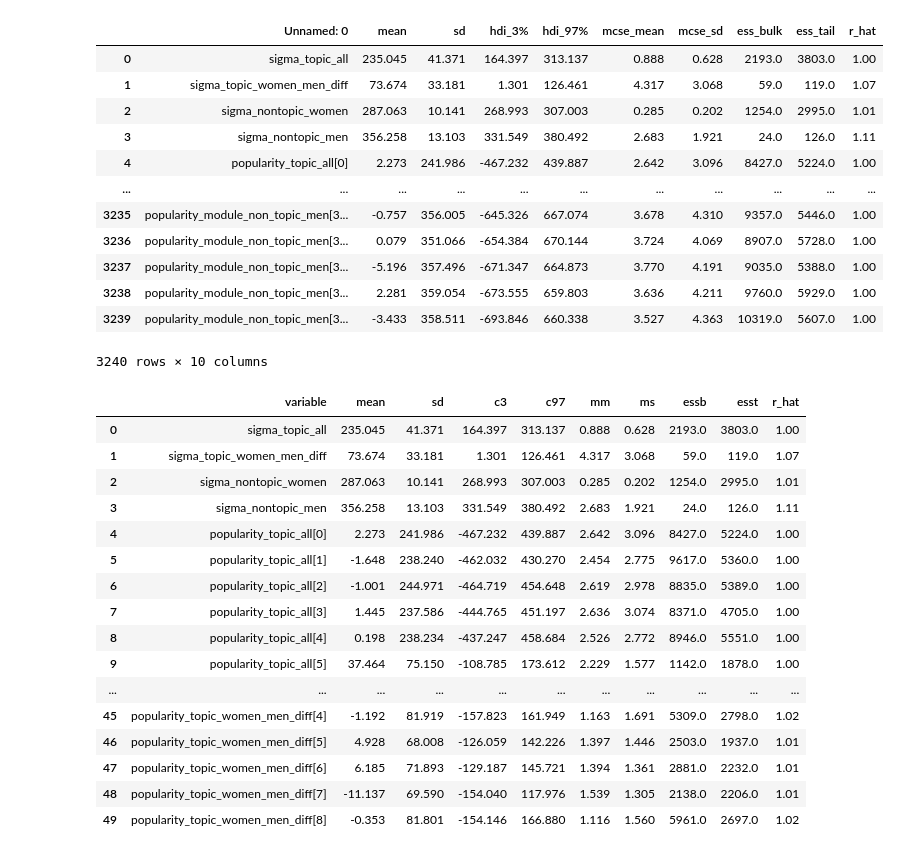
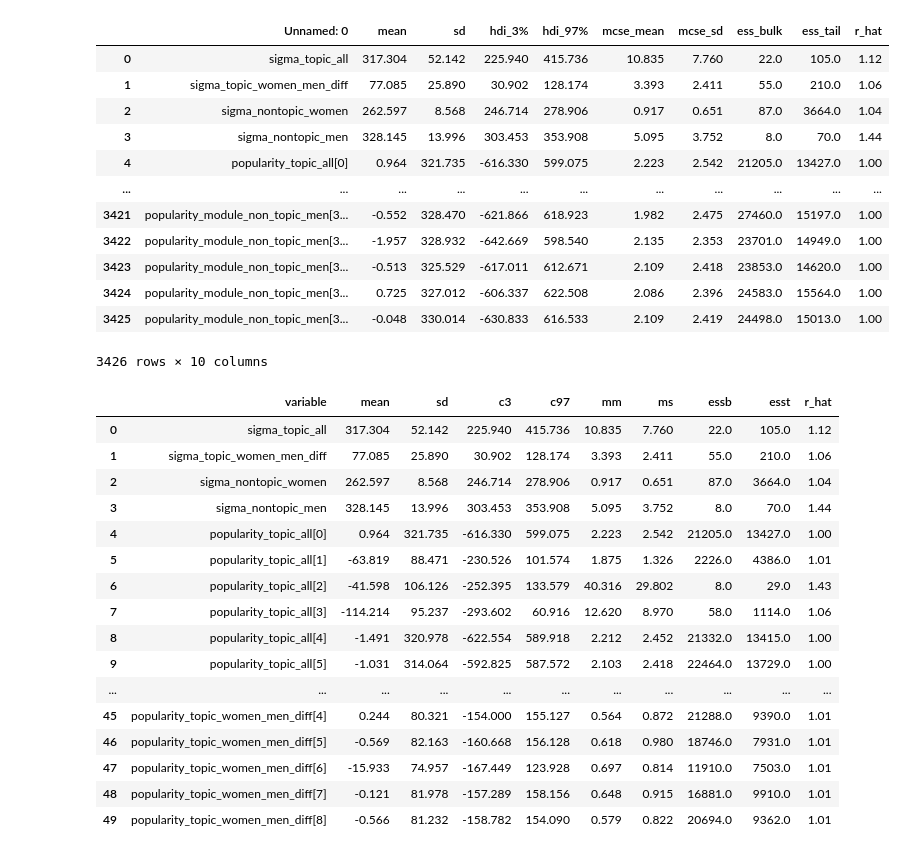
Before and after one commit to stevenaeola/iticse2023_wg6, a Jupyter notebook: model/results/popularity_analysis.ipynb, the cells around one changed output. Cells and saved outputs as stored; diff of their text form; code cells hidden in the pictures.

```diff
--- a/model/results/popularity_analysis.ipynb
+++ b/model/results/popularity_analysis.ipynb
@@ -4,39 +5,39 @@ import seaborn as sns
 # %%
-results_file = "stansummary-wg6-seed-1-samples-2000.csv"
+results_file = "stansummary-wg6-seed-1-samples-5000.csv"
 results = pd.read_csv(results_file)
 results
 # %% [output]
 |  | Unnamed: 0 | mean | sd | hdi_3% | hdi_97% | mcse_mean | mcse_sd | ess_bulk | ess_tail | r_hat |
-| 0 | sigma_topic_all | 235.045 | 41.371 | 164.397 | 313.137 | 0.888 | 0.628 | 2193.0 | 3803.0 | 1.00 |
-| 1 | sigma_topic_women_men_diff | 73.674 | 33.181 | 1.301 | 126.461 | 4.317 | 3.068 | 59.0 | 119.0 | 1.07 |
-| 2 | sigma_nontopic_women | 287.063 | 10.141 | 268.993 | 307.003 | 0.285 | 0.202 | 1254.0 | 2995.0 | 1.01 |
-| 3 | sigma_nontopic_men | 356.258 | 13.103 | 331.549 | 380.492 | 2.683 | 1.921 | 24.0 | 126.0 | 1.11 |
-| 4 | popularity_topic_all[0] | 2.273 | 241.986 | -467.232 | 439.887 | 2.642 | 3.096 | 8427.0 | 5224.0 | 1.00 |
+| 0 | sigma_topic_all | 317.304 | 52.142 | 225.940 | 415.736 | 10.835 | 7.760 | 22.0 | 105.0 | 1.12 |
+| 1 | sigma_topic_women_men_diff | 77.085 | 25.890 | 30.902 | 128.174 | 3.393 | 2.411 | 55.0 | 210.0 | 1.06 |
+| 2 | sigma_nontopic_women | 262.597 | 8.568 | 246.714 | 278.906 | 0.917 | 0.651 | 87.0 | 3664.0 | 1.04 |
+| 3 | sigma_nontopic_men | 328.145 | 13.996 | 303.453 | 353.908 | 5.095 | 3.752 | 8.0 | 70.0 | 1.44 |
+| 4 | popularity_topic_all[0] | 0.964 | 321.735 | -616.330 | 599.075 | 2.223 | 2.542 | 21205.0 | 13427.0 | 1.00 |
 | ... | ... | ... | ... | ... | ... | ... | ... | ... | ... | ... |
-| 3235 | popularity_module_non_topic_men[3... | -0.757 | 356.005 | -645.326 | 667.074 | 3.678 | 4.310 | 9357.0 | 5446.0 | 1.00 |
-| 3236 | popularity_module_non_topic_men[3... | 0.079 | 351.066 | -654.384 | 670.144 | 3.724 | 4.069 | 8907.0 | 5728.0 | 1.00 |
-| 3237 | popularity_module_non_topic_men[3... | -5.196 | 357.496 | -671.347 | 664.873 | 3.770 | 4.191 | 9035.0 | 5388.0 | 1.00 |
-| 3238 | popularity_module_non_topic_men[3... | 2.281 | 359.054 | -673.555 | 659.803 | 3.636 | 4.211 | 9760.0 | 5929.0 | 1.00 |
-| 3239 | popularity_module_non_topic_men[3... | -3.433 | 358.511 | -693.846 | 660.338 | 3.527 | 4.363 | 10319.0 | 5607.0 | 1.00 |
+| 3421 | popularity_module_non_topic_men[3... | -0.552 | 328.470 | -621.866 | 618.923 | 1.982 | 2.475 | 27460.0 | 15197.0 | 1.00 |
+| 3422 | popularity_module_non_topic_men[3... | -1.957 | 328.932 | -642.669 | 598.540 | 2.135 | 2.353 | 23701.0 | 14949.0 | 1.00 |
+| 3423 | popularity_module_non_topic_men[3... | -0.513 | 325.529 | -617.011 | 612.671 | 2.109 | 2.418 | 23853.0 | 14620.0 | 1.00 |
+| 3424 | popularity_module_non_topic_men[3... | 0.725 | 327.012 | -606.337 | 622.508 | 2.086 | 2.396 | 24583.0 | 15564.0 | 1.00 |
+| 3425 | popularity_module_non_topic_men[3... | -0.048 | 330.014 | -630.833 | 616.533 | 2.109 | 2.419 | 24498.0 | 15013.0 | 1.00 |
-3240 rows × 10 columns
+3426 rows × 10 columns
 # %%
 results.columns = ['variable', 'mean', 'sd', 'c3', 'c97', 'mm', 'ms', 'essb','esst', 'r_hat']
 results.head(50)
 # %% [output]
 |  | variable | mean | sd | c3 | c97 | mm | ms | essb | esst | r_hat |
-| 0 | sigma_topic_all | 235.045 | 41.371 | 164.397 | 313.137 | 0.888 | 0.628 | 2193.0 | 3803.0 | 1.00 |
-| 1 | sigma_topic_women_men_diff | 73.674 | 33.181 | 1.301 | 126.461 | 4.317 | 3.068 | 59.0 | 119.0 | 1.07 |
-| 2 | sigma_nontopic_women | 287.063 | 10.141 | 268.993 | 307.003 | 0.285 | 0.202 | 1254.0 | 2995.0 | 1.01 |
-| 3 | sigma_nontopic_men | 356.258 | 13.103 | 331.549 | 380.492 | 2.683 | 1.921 | 24.0 | 126.0 | 1.11 |
-| 4 | popularity_topic_all[0] | 2.273 | 241.986 | -467.232 | 439.887 | 2.642 | 3.096 | 8427.0 | 5224.0 | 1.00 |
-| 5 | popularity_topic_all[1] | -1.648 | 238.240 | -462.032 | 430.270 | 2.454 | 2.775 | 9617.0 | 5360.0 | 1.00 |
-| 6 | popularity_topic_all[2] | -1.001 | 244.971 | -464.719 | 454.648 | 2.619 | 2.978 | 8835.0 | 5389.0 | 1.00 |
-| 7 | popularity_topic_all[3] | 1.445 | 237.586 | -444.765 | 451.197 | 2.636 | 3.074 | 8371.0 | 4705.0 | 1.00 |
-| 8 | popularity_topic_all[4] | 0.198 | 238.234 | -437.247 | 458.684 | 2.526 | 2.772 | 8946.0 | 5551.0 | 1.00 |
-| 9 | popularity_topic_all[5] | 37.464 | 75.150 | -108.785 | 173.612 | 2.229 | 1.577 | 1142.0 | 1878.0 | 1.00 |
+| 0 | sigma_topic_all | 317.304 | 52.142 | 225.940 | 415.736 | 10.835 | 7.760 | 22.0 | 105.0 | 1.12 |
+| 1 | sigma_topic_women_men_diff | 77.085 | 25.890 | 30.902 | 128.174 | 3.393 | 2.411 | 55.0 | 210.0 | 1.06 |
+| 2 | sigma_nontopic_women | 262.597 | 8.568 | 246.714 | 278.906 | 0.917 | 0.651 | 87.0 | 3664.0 | 1.04 |
+| 3 | sigma_nontopic_men | 328.145 | 13.996 | 303.453 | 353.908 | 5.095 | 3.752 | 8.0 | 70.0 | 1.44 |
+| 4 | popularity_topic_all[0] | 0.964 | 321.735 | -616.330 | 599.075 | 2.223 | 2.542 | 21205.0 | 13427.0 | 1.00 |
+| 5 | popularity_topic_all[1] | -63.819 | 88.471 | -230.526 | 101.574 | 1.875 | 1.326 | 2226.0 | 4386.0 | 1.01 |
+| 6 | popularity_topic_all[2] | -41.598 | 106.126 | -252.395 | 133.579 | 40.316 | 29.802 | 8.0 | 29.0 | 1.43 |
+| 7 | popularity_topic_all[3] | -114.214 | 95.237 | -293.602 | 60.916 | 12.620 | 8.970 | 58.0 | 1114.0 | 1.06 |
+| 8 | popularity_topic_all[4] | -1.491 | 320.978 | -622.554 | 589.918 | 2.212 | 2.452 | 21332.0 | 13415.0 | 1.00 |
+| 9 | popularity_topic_all[5] | -1.031 | 314.064 | -592.825 | 587.572 | 2.103 | 2.418 | 22464.0 | 13729.0 | 1.00 |
 | ... | ... | ... | ... | ... | ... | ... | ... | ... | ... | ... |
-| 45 | popularity_topic_women_men_diff[4] | -1.192 | 81.919 | -157.823 | 161.949 | 1.163 | 1.691 | 5309.0 | 2798.0 | 1.02 |
-| 46 | popularity_topic_women_men_diff[5] | 4.928 | 68.008 | -126.059 | 142.226 | 1.397 | 1.446 | 2503.0 | 1937.0 | 1.01 |
-| 47 | popularity_topic_women_men_diff[6] | 6.185 | 71.893 | -129.187 | 145.721 | 1.394 | 1.361 | 2881.0 | 2232.0 | 1.01 |
-| 48 | popularity_topic_women_men_diff[7] | -11.137 | 69.590 | -154.040 | 117.976 | 1.539 | 1.305 | 2138.0 | 2206.0 | 1.01 |
-| 49 | popularity_topic_women_men_diff[8] | -0.353 | 81.801 | -154.146 | 166.880 | 1.116 | 1.560 | 5961.0 | 2697.0 | 1.02 |
+| 45 | popularity_topic_women_men_diff[4] | 0.244 | 80.321 | -154.000 | 155.127 | 0.564 | 0.872 | 21288.0 | 9390.0 | 1.01 |
+| 46 | popularity_topic_women_men_diff[5] | -0.569 | 82.163 | -160.668 | 156.128 | 0.618 | 0.980 | 18746.0 | 7931.0 | 1.01 |
+| 47 | popularity_topic_women_men_diff[6] | -15.933 | 74.957 | -167.449 | 123.928 | 0.697 | 0.814 | 11910.0 | 7503.0 | 1.01 |
+| 48 | popularity_topic_women_men_diff[7] | -0.121 | 81.978 | -157.289 | 158.156 | 0.648 | 0.915 | 16881.0 | 9910.0 | 1.01 |
+| 49 | popularity_topic_women_men_diff[8] | -0.566 | 81.232 | -158.782 | 154.090 | 0.579 | 0.822 | 20694.0 | 9362.0 | 1.01 |
```
Also changed, not shown: parts of 12 cells of this notebook, 9 other files.
